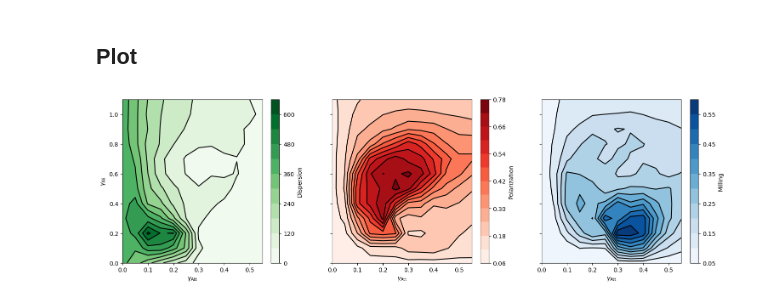
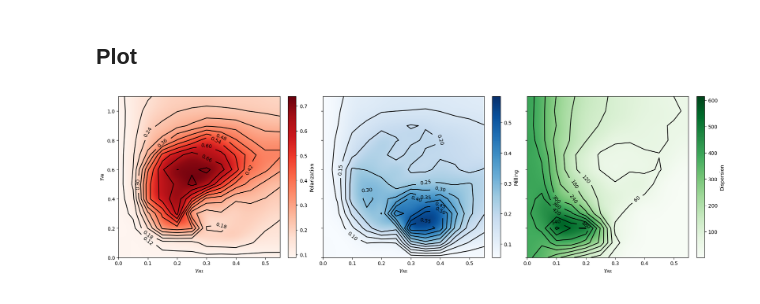
Before and after one commit to anzehocevar/SkupinskoVedenje_skupinaD, a Jupyter notebook: notebooks/fish_model_original.ipynb, the cells around one changed output. Cells and saved outputs as stored; diff of their text form; code cells hidden in the pictures.

Commit message:
Clean up polarization/milling/dispersion plot

```diff
--- a/notebooks/fish_model_original.ipynb
+++ b/notebooks/fish_model_original.ipynb
@@ -54,35 +55,46 @@ np.save(p / "statistics.npy", statistics)
 # %% [markdown]
 ## Plot
 # %%
-p = Path("results/original/gamma")
+p = Path("results/original/gamma/k=1")
 att_vals = np.load(p / "att.npy")
 ali_vals = np.load(p / "ali.npy")
 statistics = np.load(p / "statistics.npy")
 # %%
-fig, (ax1, ax2, ax3) = plt.subplots(1, 3, sharey=True, figsize=(18, 5))
+fig, (ax1, ax2, ax3) = plt.subplots(
+    1, 3, sharey=True, figsize=(18, 5), layout="compressed"
+)
+ax1: Axes
+ax2: Axes
+ax3: Axes
+
+ax1.set_box_aspect(1)
+ax2.set_box_aspect(1)
+ax3.set_box_aspect(1)
 
 ax1.set_ylabel(r"$\gamma_\text{Ali}$")
 
-ax1.contour(att_vals, ali_vals, statistics[:, :, 0].T, levels=10, colors="k")
-cntr1 = ax1.contourf(
-    att_vals, ali_vals, statistics[:, :, 0].T, levels=10, cmap="Greens"
-)
-ax1.set_xlabel(r"$\gamma_\text{Att}$")
-cbar1 = fig.colorbar(cntr1, ax=ax1)
-cbar1.set_label("Dispersion")
 
-ax2.contour(att_vals, ali_vals, statistics[:, :, 1].T, levels=10, colors="k")
-cntr2 = ax2.contourf(att_vals, ali_vals, statistics[:, :, 1].T, levels=10, cmap="Reds")
-ax2.set_xlabel(r"$\gamma_\text{Att}$")
-cbar2 = fig.colorbar(cntr2, ax=ax2)
-cbar2.set_label("Polarization")
+def contour(ax: Axes, stat_i: int, cmap: str, cbar_label: str):
+    data = statistics[:, :, stat_i].T
+    im = ax.imshow(
+        data,
+        cmap=cmap,
+        aspect="auto",
+        interpolation="quadric",
+        origin="lower",
+        extent=(0, att_vals.max(), 0, ali_vals.max()),
+    )
+    cbar = fig.colorbar(im, ax=ax)
+    cntr = ax.contour(att_vals, ali_vals, data, levels=10, colors="k")
+    ax.clabel(cntr, cntr.levels)  # type: ignore
+    cbar.set_label(cbar_label)
+    ax.set_xlabel(r"$\gamma_\text{Att}$")
 
-ax3.contour(att_vals, ali_vals, statistics[:, :, 2].T, levels=10, colors="k")
-cntr3 = ax3.contourf(att_vals, ali_vals, statistics[:, :, 2].T, levels=10, cmap="Blues")
-ax3.set_xlabel(r"$\gamma_\text{Att}$")
-cbar3 = fig.colorbar(cntr3, ax=ax3)
-cbar3.set_label("Milling")
 
-savefig(fig, "fig/wip_statistics.pdf")
+contour(ax1, 1, "Reds", "Polarization")
+contour(ax2, 2, "Blues", "Milling")
+contour(ax3, 0, "Greens", "Dispersion")
+
+savefig(fig, "fig/original/gamma/k=1.pdf")
 # %% [output]
-[figure, old version]
+[figure, new version]
```
Also changed, not shown: parts of 3 cells of this notebook, 6 other files.
